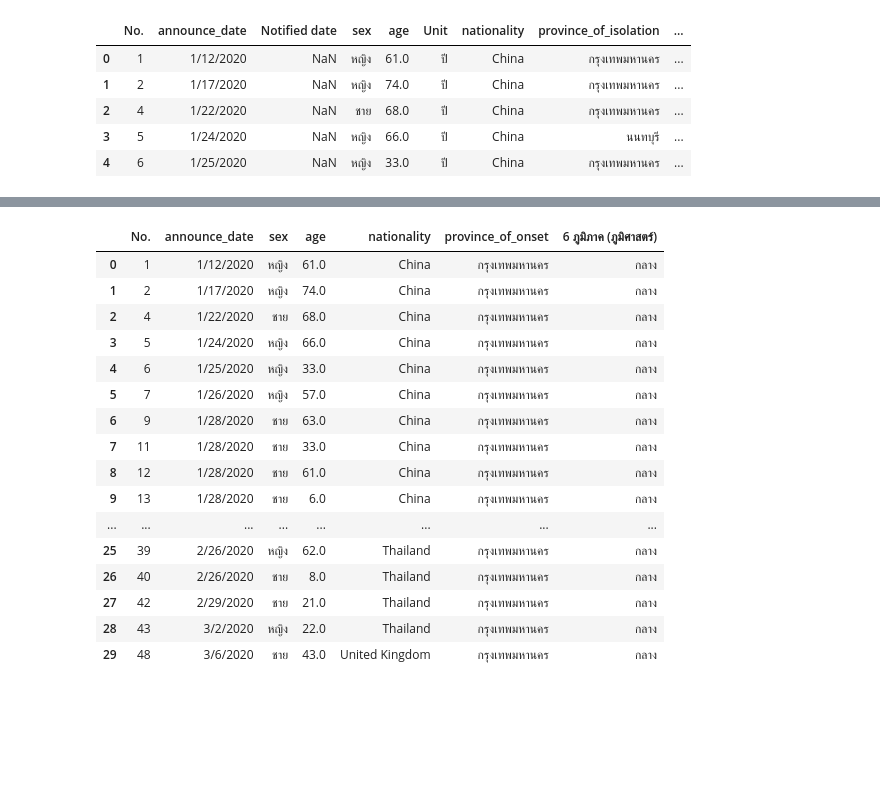
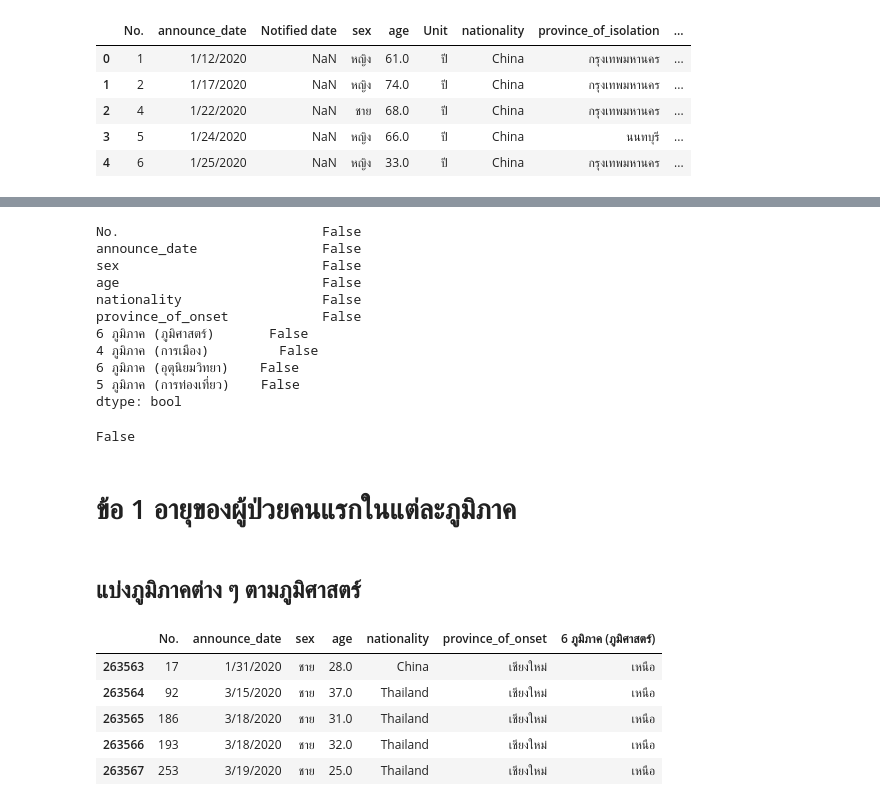
Before and after one commit to chanikansuksen/data_viz_2022, a Jupyter notebook: BasicPython&DataViz_midterm2022.ipynb, the cells around one changed output, grey strips where cells are left out. Saved outputs shown, nothing was run; the diff lists cells and outputs as text; code cells hidden in the pictures; blank space fills up the shorter version.

```diff
--- a/BasicPython&DataViz_midterm2022.ipynb
+++ b/BasicPython&DataViz_midterm2022.ipynb
@@ -85,3 +97,6 @@ personalcovid_data.head()
 | 2 | 4 | 1/22/2020 | NaN | ชาย | 68.0 | ปี | China | กรุงเทพมหานคร | ... |
 | 3 | 5 | 1/24/2020 | NaN | หญิง | 66.0 | ปี | China | นนทบุรี | ... |
 | 4 | 6 | 1/25/2020 | NaN | หญิง | 33.0 | ปี | China | กรุงเทพมหานคร | ... |
+# %%
+personal_data = personalcovid_data[['No.', 'announce_date', 'sex', 'age', 'nationality', 'province_of_onset', '6 ภูมิภาค (ภูมิศาสตร์)', '4 ภูมิภาค (การเมือง)', '6 ภูมิภาค (อุตุนิยมวิทยา)', '5 ภูมิภาค (การท่องเที่ยว)']]
+personal_data.head()
@@ -87,0 +151,2 @@ personalcovid_data.head()
+# %%
+ch = personal_data.dropna()
@@ -88,21 +203,32 @@ personalcovid_data.head()
+# %%
+ch.isnull().all()
+# %% [output]
+No.                          False
+announce_date                False
+sex                          False
+age                          False
+nationality                  False
+province_of_onset            False
+6 ภูมิภาค (ภูมิศาสตร์)       False
+4 ภูมิภาค (การเมือง)         False
+6 ภูมิภาค (อุตุนิยมวิทยา)    False
+5 ภูมิภาค (การท่องเที่ยว)    False
+dtype: bool
+# %%
+ch.isnull().any().any()
+# %% [output]
+False
+# %% [markdown]
+# ข้อ 1 อายุของผู้ป่วยคนแรกในแต่ละภูมิภาค
+# %% [markdown]
+## แบ่งภูมิภาคต่าง ๆ ตามภูมิศาสตร์
 # %%
-personal_data = personalcovid_data[['No.', 'announce_date', 'sex', 'age', 'nationality', 'province_of_onset', '6 ภูมิภาค (ภูมิศาสตร์)']]
-personal_data.head(30)
+byd = ch[ch['6 ภูมิภาค (ภูมิศาสตร์)']=='เหนือ'][['No.', 'announce_date', 'sex', 'age', 'nationality', 'province_of_onset', '6 ภูมิภาค (ภูมิศาสตร์)']]
+byd.head()
 # %% [output]
 |  | No. | announce_date | sex | age | nationality | province_of_onset | 6 ภูมิภาค (ภูมิศาสตร์) |
-| 0 | 1 | 1/12/2020 | หญิง | 61.0 | China | กรุงเทพมหานคร | กลาง |
-| 1 | 2 | 1/17/2020 | หญิง | 74.0 | China | กรุงเทพมหานคร | กลาง |
-| 2 | 4 | 1/22/2020 | ชาย | 68.0 | China | กรุงเทพมหานคร | กลาง |
-| 3 | 5 | 1/24/2020 | หญิง | 66.0 | China | กรุงเทพมหานคร | กลาง |
-| 4 | 6 | 1/25/2020 | หญิง | 33.0 | China | กรุงเทพมหานคร | กลาง |
-| 5 | 7 | 1/26/2020 | หญิง | 57.0 | China | กรุงเทพมหานคร | กลาง |
-| 6 | 9 | 1/28/2020 | ชาย | 63.0 | China | กรุงเทพมหานคร | กลาง |
-| 7 | 11 | 1/28/2020 | ชาย | 33.0 | China | กรุงเทพมหานคร | กลาง |
-| 8 | 12 | 1/28/2020 | ชาย | 61.0 | China | กรุงเทพมหานคร | กลาง |
-| 9 | 13 | 1/28/2020 | ชาย | 6.0 | China | กรุงเทพมหานคร | กลาง |
-| ... | ... | ... | ... | ... | ... | ... | ... |
-| 25 | 39 | 2/26/2020 | หญิง | 62.0 | Thailand | กรุงเทพมหานคร | กลาง |
-| 26 | 40 | 2/26/2020 | ชาย | 8.0 | Thailand | กรุงเทพมหานคร | กลาง |
-| 27 | 42 | 2/29/2020 | ชาย | 21.0 | Thailand | กรุงเทพมหานคร | กลาง |
-| 28 | 43 | 3/2/2020 | หญิง | 22.0 | Thailand | กรุงเทพมหานคร | กลาง |
-| 29 | 48 | 3/6/2020 | ชาย | 43.0 | United Kingdom | กรุงเทพมหานคร | กลาง |
+| 263563 | 17 | 1/31/2020 | ชาย | 28.0 | China | เชียงใหม่ | เหนือ |
+| 263564 | 92 | 3/15/2020 | ชาย | 37.0 | Thailand | เชียงใหม่ | เหนือ |
+| 263565 | 186 | 3/18/2020 | ชาย | 31.0 | Thailand | เชียงใหม่ | เหนือ |
+| 263566 | 193 | 3/18/2020 | ชาย | 32.0 | Thailand | เชียงใหม่ | เหนือ |
+| 263567 | 253 | 3/19/2020 | ชาย | 25.0 | Thailand | เชียงใหม่ | เหนือ |
```
Also changed, not shown: parts of 41 cells of this notebook.
